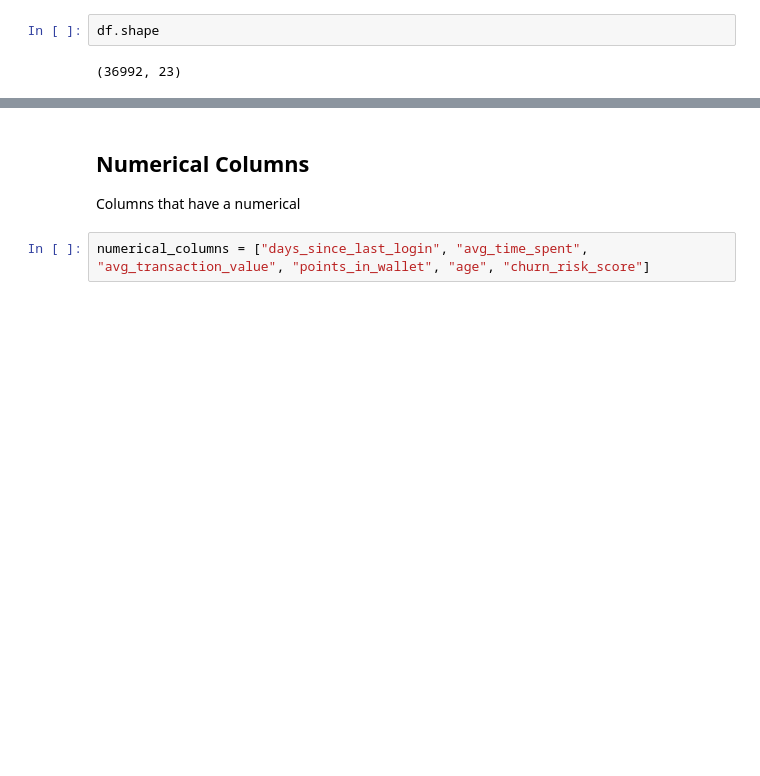
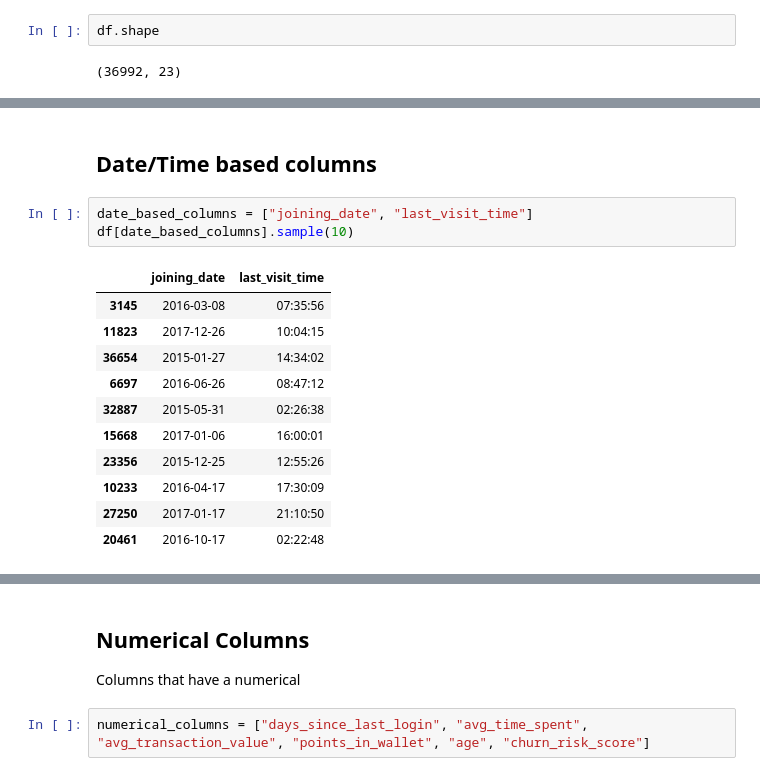
Before and after one commit to aviraljain99/customer-churn-analysis, a Jupyter notebook: dataset_eda.ipynb, the cells around one changed output, grey strips where cells are left out. Saved outputs shown, nothing was run; the diff lists cells and outputs as text; blank space fills up the shorter version.

```diff
--- a/dataset_eda.ipynb
+++ b/dataset_eda.ipynb
@@ -75,0 +88,17 @@ df[unclear_value_add_columns].head()
+# %% [markdown]
+## Date/Time based columns
+# %%
+date_based_columns = ["joining_date", "last_visit_time"]
+df[date_based_columns].sample(10)
+# %% [output]
+|  | joining_date | last_visit_time |
+| 3145 | 2016-03-08 | 07:35:56 |
+| 11823 | 2017-12-26 | 10:04:15 |
+| 36654 | 2015-01-27 | 14:34:02 |
+| 6697 | 2016-06-26 | 08:47:12 |
+| 32887 | 2015-05-31 | 02:26:38 |
+| 15668 | 2017-01-06 | 16:00:01 |
+| 23356 | 2015-12-25 | 12:55:26 |
+| 10233 | 2016-04-17 | 17:30:09 |
+| 27250 | 2017-01-17 | 21:10:50 |
+| 20461 | 2016-10-17 | 02:22:48 |
```
Also changed, not shown: parts of 10 cells of this notebook.
